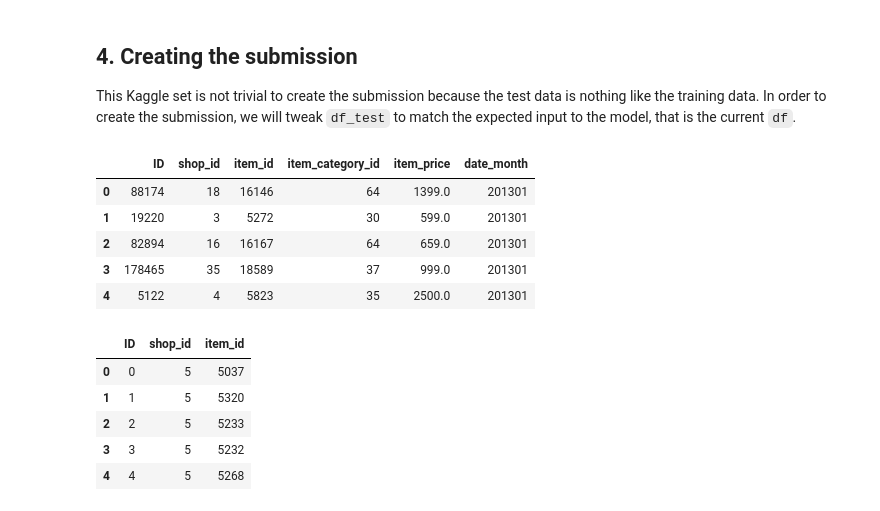
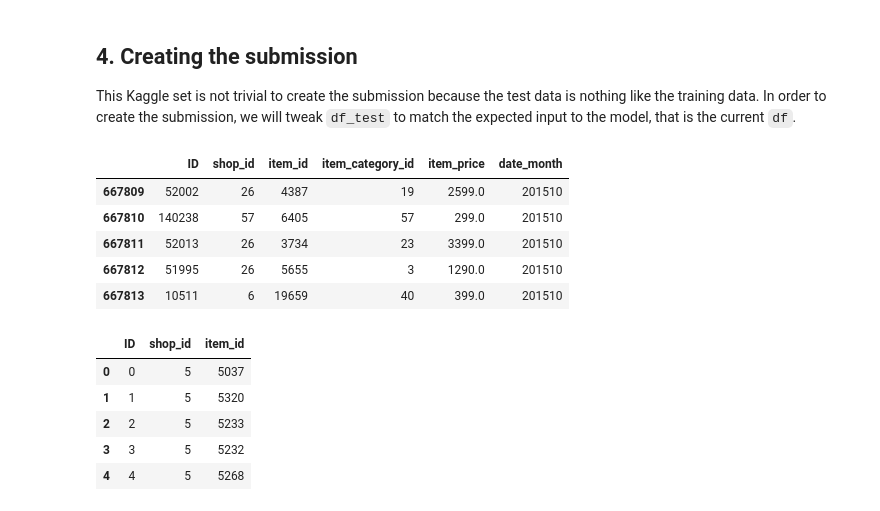
Before and after one commit to robwil/randomforest-playground, a Jupyter notebook: kaggle-predict-future-sales.ipynb, the cells around one changed output. Saved outputs shown, nothing was run; the diff lists cells and outputs as text; code cells hidden in the pictures.

```diff
--- a/kaggle-predict-future-sales.ipynb
+++ b/kaggle-predict-future-sales.ipynb
@@ -90,0 +167,7 @@ df_raw = pd.read_feather('tmp/sales-raw')
+# %%
+# Allow restoring from here quicker on kernel restarts
+df_raw = pd.read_feather('tmp/sales-with-new-features')
+df_test = pd.read_feather('tmp/test-data')
+shops = pd.read_feather('tmp/shops')
+items= pd.read_feather('tmp/items')
+cats= pd.read_feather('tmp/cats')
@@ -92,6 +179,8 @@ df_raw = pd.read_feather('tmp/sales-raw')
 # Add ID column to df_raw and drop unnecessary columns (date_block_num, item_name)
 df = pd.merge(df_raw, df_test,  how='inner', on=['shop_id','item_id'])
 df = pd.merge(df, items, how='inner', on='item_id')
-df.drop(['date_block_num', 'item_name'], axis=1, inplace=True)
+df = pd.merge(df, cats, how='inner', on='item_category_id')
+df = pd.merge(df, shops, how='inner', on='shop_id')
+df.drop(['date_block_num'], axis=1, inplace=True)
 df.head()
 # %% [output]
@@ -333,14 +450,14 @@ Wall time: 43.8 s
 
 This Kaggle set is not trivial to create the submission because the test data is nothing like the training data. In order to create the submission, we will tweak `df_test` to match the expected input to the model, that is the current `df`.
 # %%
-df.head()
+df.tail()
 # %% [output]
 |  | ID | shop_id | item_id | item_category_id | item_price | date_month |
-| 0 | 88174 | 18 | 16146 | 64 | 1399.0 | 201301 |
-| 1 | 19220 | 3 | 5272 | 30 | 599.0 | 201301 |
-| 2 | 82894 | 16 | 16167 | 64 | 659.0 | 201301 |
-| 3 | 178465 | 35 | 18589 | 37 | 999.0 | 201301 |
-| 4 | 5122 | 4 | 5823 | 35 | 2500.0 | 201301 |
+| 667809 | 52002 | 26 | 4387 | 19 | 2599.0 | 201510 |
+| 667810 | 140238 | 57 | 6405 | 57 | 299.0 | 201510 |
+| 667811 | 52013 | 26 | 3734 | 23 | 3399.0 | 201510 |
+| 667812 | 51995 | 26 | 5655 | 3 | 1290.0 | 201510 |
+| 667813 | 10511 | 6 | 19659 | 40 | 399.0 | 201510 |
 # %%
 df_test.head()
 # %% [output]
```
Also changed, not shown: parts of 63 cells of this notebook.
